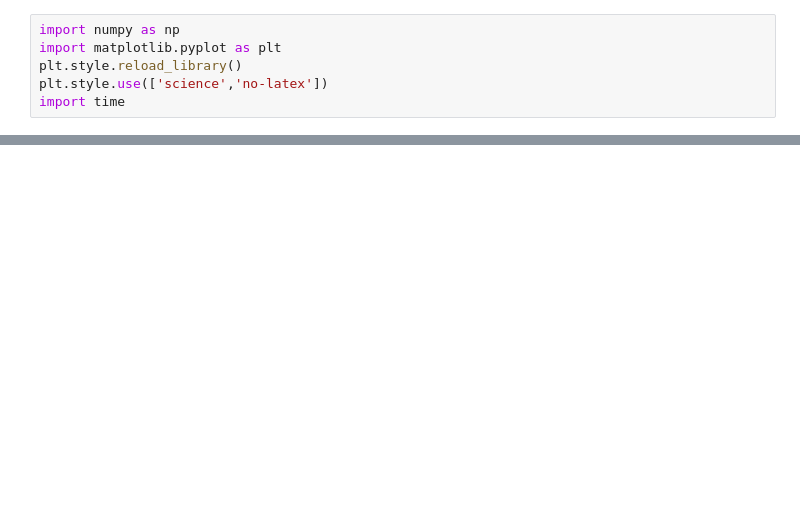
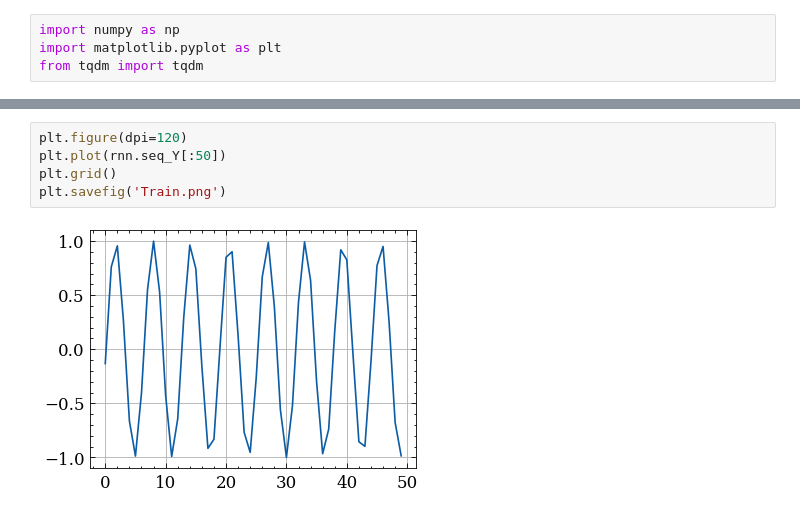
Before and after one commit to maciejbalawejder/Deep-Learning-Collection, a Jupyter notebook: Sequentials/RNN/RNN.ipynb, the cells around one changed output, grey strips where cells are left out. Drawn from its saved outputs; the diff is of its cells as text; blank space fills up the shorter version.

```diff
--- a/Sequentials/RNN/RNN.ipynb
+++ b/Sequentials/RNN/RNN.ipynb
@@ -1,6 +1,4 @@
 # %%
 import numpy as np
 import matplotlib.pyplot as plt
-plt.style.reload_library()
-plt.style.use(['science','no-latex'])
-import time
+from tqdm import tqdm
@@ -150,3 +232,10 @@ plt.plot([i for i in range(test_y.shape[0])], test_y, np.array(rnn.outputs).resh
+# %%
+plt.figure(dpi=120)
+plt.plot(rnn.seq_Y[:50])
+plt.grid()
+plt.savefig('Train.png')
+# %% [output]
+[figure, added]
 # %%
 plt.figure(dpi=120)
 plt.plot(rnn.Loss)
```
Also changed, not shown: parts of 7 cells of this notebook, 6 other files.
